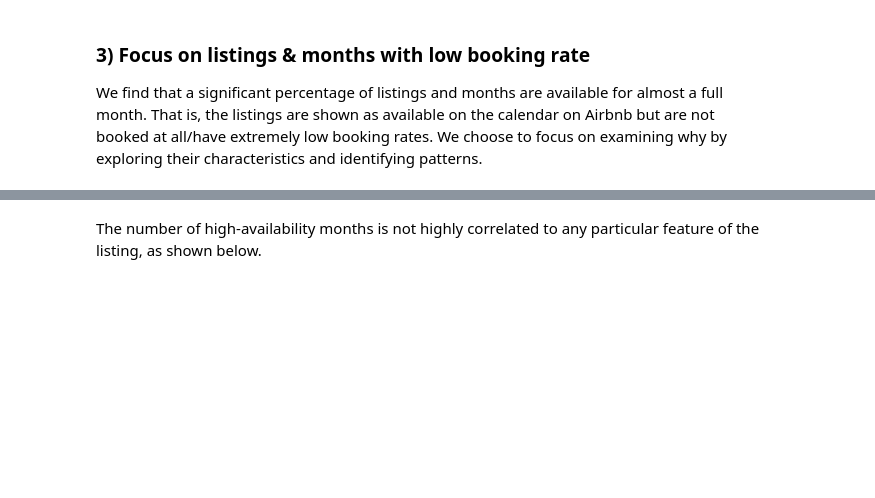
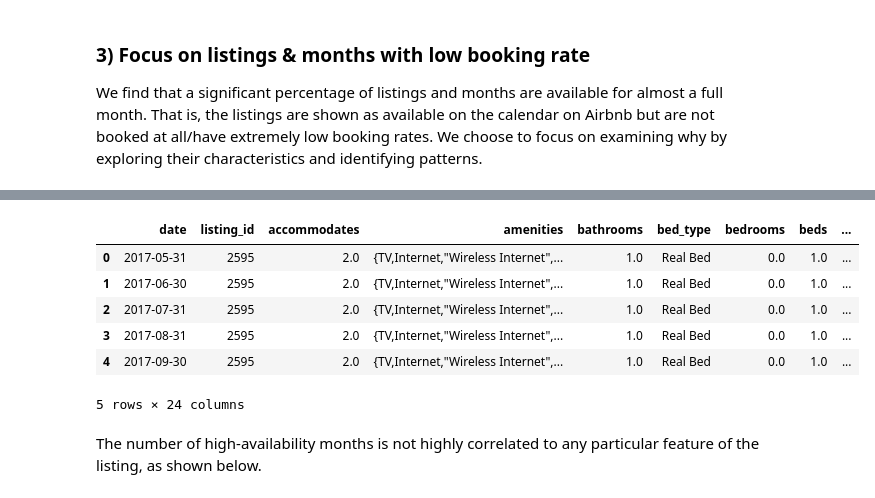
Before and after one commit to terenceneo/Airbnb-NYC-data-study, a Jupyter notebook: Low booking rate listings.ipynb, the cells around one changed output, grey strips where cells are left out. Cells and saved outputs as stored; diff of their text form; code cells hidden in the pictures; blank space fills up the shorter version.

Commit message:
Monthly availability

```diff
--- a/Low booking rate listings.ipynb
+++ b/Low booking rate listings.ipynb
@@ -156,0 +254,3 @@ no_booking_list.head()
+# %%
+mth_full_availability = no_booking.drop(['available_days','total_days','not_available_days'], axis=1)
+mth_full_availability.head()
@@ -157,3 +264,15 @@ no_booking_list.head()
+# %%
+mthly_availability = mth_full_availability.merge(listings_new, left_on='listing_id', right_on='id', how='inner')
+mthly_availability = mthly_availability.drop(['id'], axis=1)
+mthly_availability.head()
+# %% [output]
+|  | date | listing_id | accommodates | amenities | bathrooms | bed_type | bedrooms | beds | ... |
+| 0 | 2017-05-31 | 2595 | 2.0 | {TV,Internet,"Wireless Internet",... | 1.0 | Real Bed | 0.0 | 1.0 | ... |
+| 1 | 2017-06-30 | 2595 | 2.0 | {TV,Internet,"Wireless Internet",... | 1.0 | Real Bed | 0.0 | 1.0 | ... |
+| 2 | 2017-07-31 | 2595 | 2.0 | {TV,Internet,"Wireless Internet",... | 1.0 | Real Bed | 0.0 | 1.0 | ... |
+| 3 | 2017-08-31 | 2595 | 2.0 | {TV,Internet,"Wireless Internet",... | 1.0 | Real Bed | 0.0 | 1.0 | ... |
+| 4 | 2017-09-30 | 2595 | 2.0 | {TV,Internet,"Wireless Internet",... | 1.0 | Real Bed | 0.0 | 1.0 | ... |
+5 rows × 24 columns
 # %% [markdown]
 The number of high-availability months is not highly correlated to any particular feature of the listing, as shown below.
 # %%
```
Also changed, not shown: parts of 26 cells of this notebook, 1 other file.
